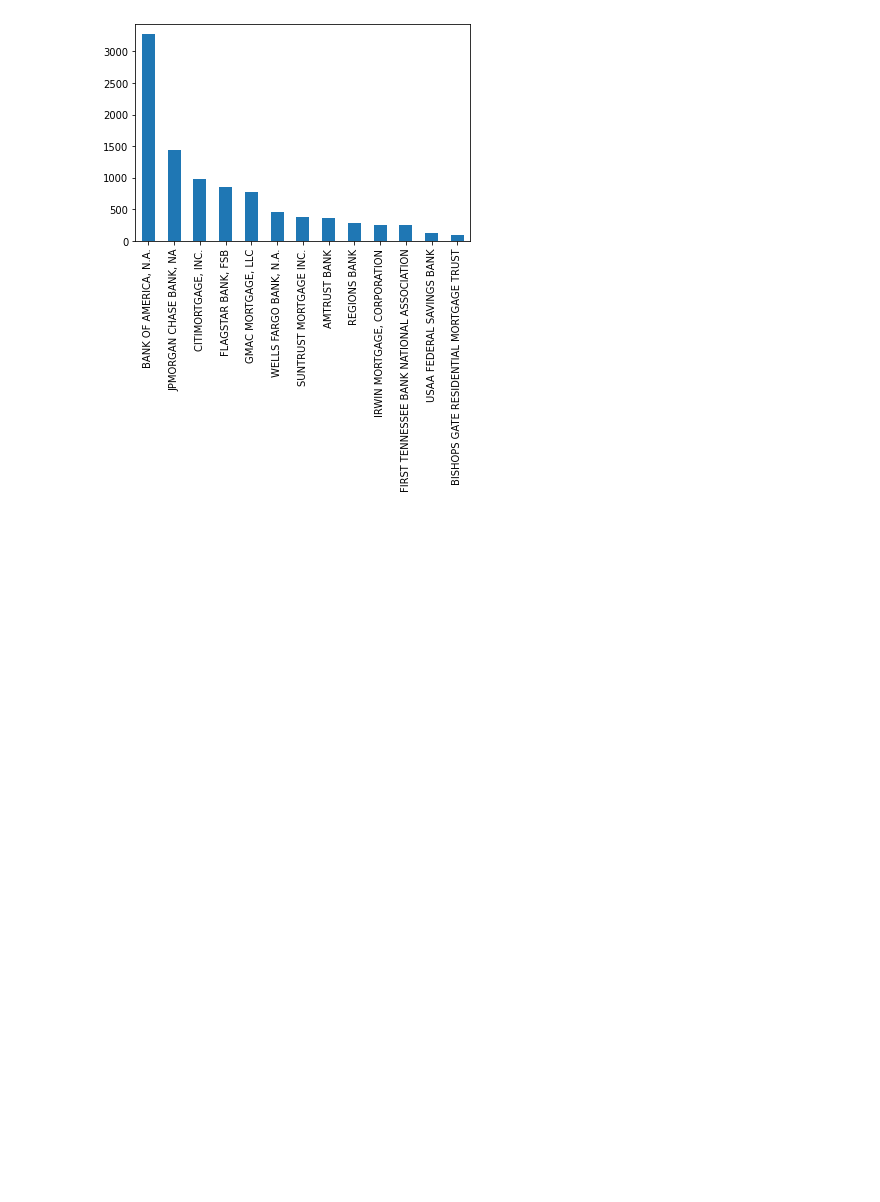
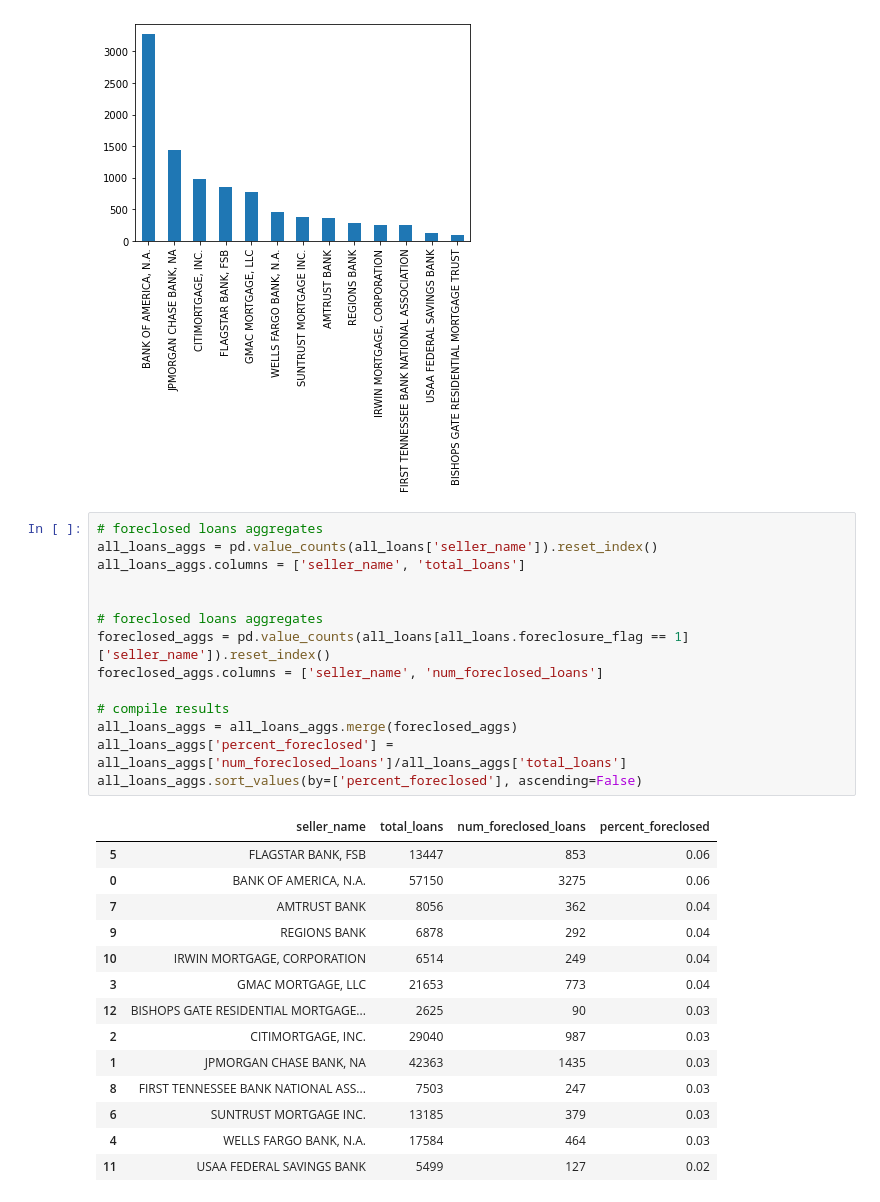
Before and after one commit to jcabiles/AnalysisPractice, a Jupyter notebook: foreclosed_loans_analysis/Analysis of Foreclosed Loans.ipynb, the cells around one changed output. Saved outputs shown, nothing was run; the diff lists cells and outputs as text; blank space fills up the shorter version.

Commit message:
Create df to compare pct foreclosed

```diff
--- a/foreclosed_loans_analysis/Analysis of Foreclosed Loans.ipynb
+++ b/foreclosed_loans_analysis/Analysis of Foreclosed Loans.ipynb
@@ -206,3 +206,32 @@ all_loans[all_loans.foreclosure_flag == 1]['seller_name'].value_counts().plot.ba
 # %% [output]
 <matplotlib.axes._subplots.AxesSubplot at 0x...>
 [figure]
+# %%
+# foreclosed loans aggregates
+all_loans_aggs = pd.value_counts(all_loans['seller_name']).reset_index()
+all_loans_aggs.columns = ['seller_name', 'total_loans']
+
+
+# foreclosed loans aggregates
+foreclosed_aggs = pd.value_counts(all_loans[all_loans.foreclosure_flag == 1]['seller_name']).reset_index()
+foreclosed_aggs.columns = ['seller_name', 'num_foreclosed_loans']
+
+# compile results
+all_loans_aggs = all_loans_aggs.merge(foreclosed_aggs)
+all_loans_aggs['percent_foreclosed'] = all_loans_aggs['num_foreclosed_loans']/all_loans_aggs['total_loans']
+all_loans_aggs.sort_values(by=['percent_foreclosed'], ascending=False)
+# %% [output]
+|  | seller_name | total_loans | num_foreclosed_loans | percent_foreclosed |
+| 5 | FLAGSTAR BANK, FSB | 13447 | 853 | 0.06 |
+| 0 | BANK OF AMERICA, N.A. | 57150 | 3275 | 0.06 |
+| 7 | AMTRUST BANK | 8056 | 362 | 0.04 |
+| 9 | REGIONS BANK | 6878 | 292 | 0.04 |
+| 10 | IRWIN MORTGAGE, CORPORATION | 6514 | 249 | 0.04 |
+| 3 | GMAC MORTGAGE, LLC | 21653 | 773 | 0.04 |
+| 12 | BISHOPS GATE RESIDENTIAL MORTGAGE... | 2625 | 90 | 0.03 |
+| 2 | CITIMORTGAGE, INC. | 29040 | 987 | 0.03 |
+| 1 | JPMORGAN CHASE BANK, NA | 42363 | 1435 | 0.03 |
+| 8 | FIRST TENNESSEE BANK NATIONAL ASS... | 7503 | 247 | 0.03 |
+| 6 | SUNTRUST MORTGAGE INC. | 13185 | 379 | 0.03 |
+| 4 | WELLS FARGO BANK, N.A. | 17584 | 464 | 0.03 |
+| 11 | USAA FEDERAL SAVINGS BANK | 5499 | 127 | 0.02 |
```
